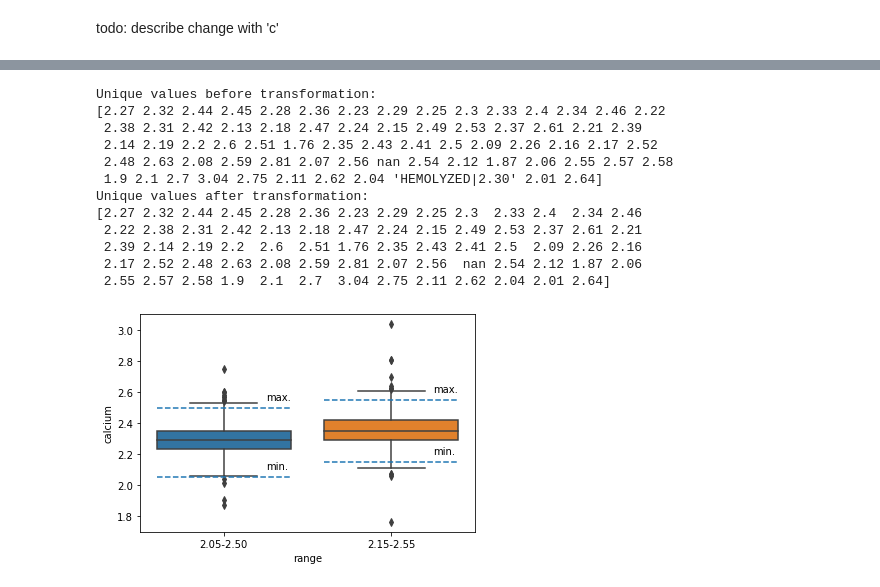
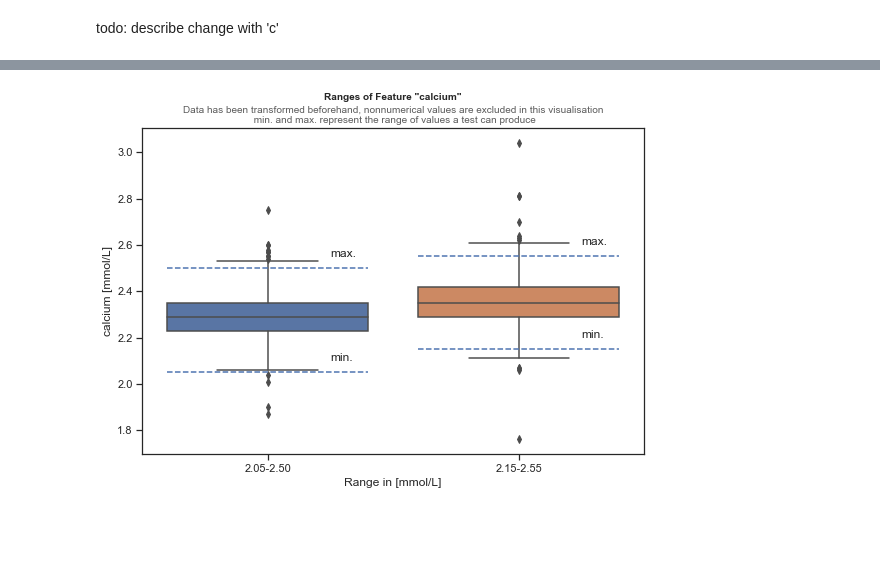
Before and after one commit to CrawTheOne/mirror_-fhnw_ds_fs2021_medical_challenge, a Jupyter notebook: preprocessing/preprocessing_Roman.ipynb, the cells around one changed output, grey strips where cells are left out. Saved outputs shown, nothing was run; the diff lists cells and outputs as text; code cells hidden in the pictures; blank space fills up the shorter version.

```diff
--- a/preprocessing/preprocessing_Roman.ipynb
+++ b/preprocessing/preprocessing_Roman.ipynb
@@ -121,38 +254,44 @@ Index(['calcium', 'uom', 'range', 'lactate_dehydrogenase', 'uom1', 'range1',
 # %%
-df = pipe.extract_num(df, "calcium", verbose=True)
-df = pipe.extract_num(df, 'lactate_dehydrogenase')
+def plot_range(data, feat, verbose=False):
+    data = pipe.extract_num(data, feat, verbose=verbose)
+    sns.set(rc={'figure.figsize':(9,6)})
+    sns.set_style("ticks")
 
-def plot_range(data, feat):
     # extract uom and ranges for feat
     sub_data = data.loc[:,feat:].iloc[:,:3]
     sub_range = sub_data.loc[:,sub_data.columns[sub_data.columns.str.contains(pat = 'range')]]
     # plot boxplot for every "range" and corresponding uom
     g = sns.boxplot(x=sub_range.iloc[:,0],y=sub_data[feat])
     # overlay min and max range
-    for num, rang in enumerate(sub_range.iloc[:,0].unique()):
+    ranges = [x for x in sub_range.iloc[:,0].unique() if str(x) != 'nan']
+    n_range = len(ranges)
+    for num, rang in enumerate(ranges):
         if isinstance(rang, str):
             min_range, max_range = rang.split('-')
             min_range, max_range = float(min_range), float(max_range)
-            g.axhline(min_range, xmin=num/2+0.05, xmax=num/2+0.45, ls='--')
-            g.axhline(max_range, xmin=num/2+0.05, xmax=num/2+0.45, ls='--')
+            g.axhline(min_range, xmin=num/n_range+.05, xmax=num/n_range+(1/n_range-.05), ls='--')
+            g.axhline(max_range, xmin=num/n_range+.05, xmax=num/n_range+(1/n_range-.05), ls='--')
             g.text(num+0.25,max_range+0.05, "max.")
             g.text(num+0.25,min_range+0.05, "min.")
 
 
+    # Title, Subtitle and Axis
+    g.text(x=0.5,
+            y=1.08,
+            s=f'Ranges of Feature "{feat}"',
+            fontsize=10, weight='bold', ha='center', va='bottom', transform=g.transAxes)
+    g.text(x=0.5,
+            y=1.01,
+            s=f'Data has been transformed beforehand, nonnumerical values are excluded in this visualisation\n min. and max. represent the range of values a test can produce',
+            fontsize=10, alpha=0.75, ha='center', va='bottom', transform=g.transAxes)
+    plt.xlabel(f'Range in [{sub_data.iloc[1,1]}]')
+    plt.ylabel(f'{feat} [{sub_data.iloc[1,1]}]')
+
+
+
+    plt.show()
 
 plot_range(df, "calcium")
 # %% [output]
-Unique values before transformation:
-[2.27 2.32 2.44 2.45 2.28 2.36 2.23 2.29 2.25 2.3 2.33 2.4 2.34 2.46 2.22
- 2.38 2.31 2.42 2.13 2.18 2.47 2.24 2.15 2.49 2.53 2.37 2.61 2.21 2.39
- 2.14 2.19 2.2 2.6 2.51 1.76 2.35 2.43 2.41 2.5 2.09 2.26 2.16 2.17 2.52
- 2.48 2.63 2.08 2.59 2.81 2.07 2.56 nan 2.54 2.12 1.87 2.06 2.55 2.57 2.58
- 1.9 2.1 2.7 3.04 2.75 2.11 2.62 2.04 'HEMOLYZED|2.30' 2.01 2.64]
-Unique values after transformation:
-[2.27 2.32 2.44 2.45 2.28 2.36 2.23 2.29 2.25 2.3  2.33 2.4  2.34 2.46
- 2.22 2.38 2.31 2.42 2.13 2.18 2.47 2.24 2.15 2.49 2.53 2.37 2.61 2.21
- 2.39 2.14 2.19 2.2  2.6  2.51 1.76 2.35 2.43 2.41 2.5  2.09 2.26 2.16
- 2.17 2.52 2.48 2.63 2.08 2.59 2.81 2.07 2.56  nan 2.54 2.12 1.87 2.06
- 2.55 2.57 2.58 1.9  2.1  2.7  3.04 2.75 2.11 2.62 2.04 2.01 2.64]
-[figure, old version]
+[figure, new version]
 # %%
```
Also changed, not shown: parts of 18 cells of this notebook.
